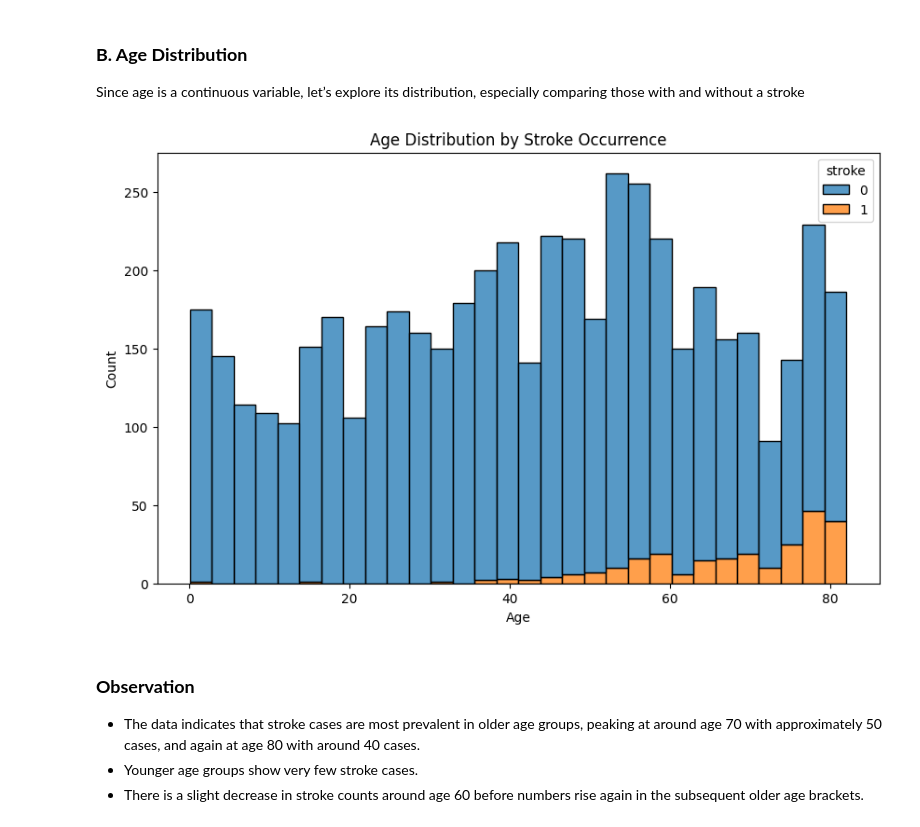
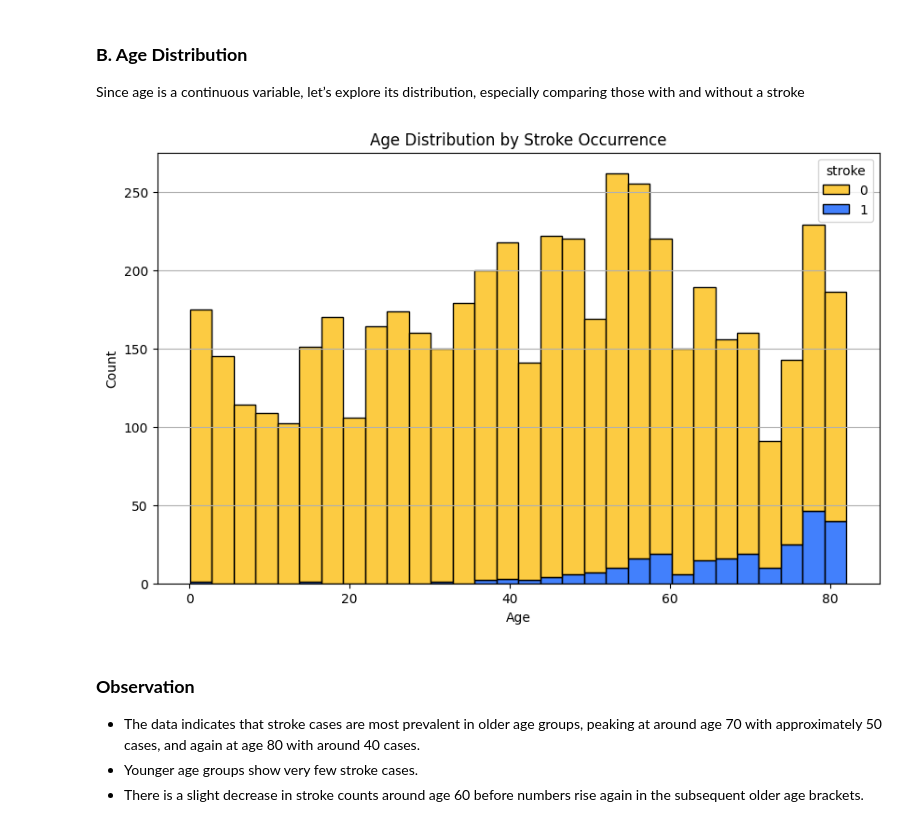
Before and after one commit to Kuldeep7k/Healthcare_Analysis_for_Stroke_Prediction, a Jupyter notebook: Healthcare Stroke Project.ipynb, the cells around one changed output. Cells and saved outputs as stored; diff of their text form; code cells hidden in the pictures.

```diff
--- a/Healthcare Stroke Project.ipynb
+++ b/Healthcare Stroke Project.ipynb
@@ -299,13 +300,14 @@ Since age is a continuous variable, let’s explore its distribution, especially
 # %%
 # Plotting histplot to understand Age Distribution by Stroke Occurrence
 plt.figure(figsize=(10, 6))
-sns.histplot(data=df, x='age', hue='stroke', multiple='stack', bins=30)
+sns.histplot(data=df, x='age', hue='stroke', multiple='stack', bins=30, palette=['#fcba03', '#0356fc'])
 plt.title('Age Distribution by Stroke Occurrence')
 plt.xlabel('Age')
 plt.ylabel('Count')
+plt.grid(axis='y')
 plt.show()
 # %% [output]
-[figure, old version]
+[figure, new version]
 # %% [markdown]
 ### **Observation**
 
```
Also changed, not shown: parts of 5 cells of this notebook.
